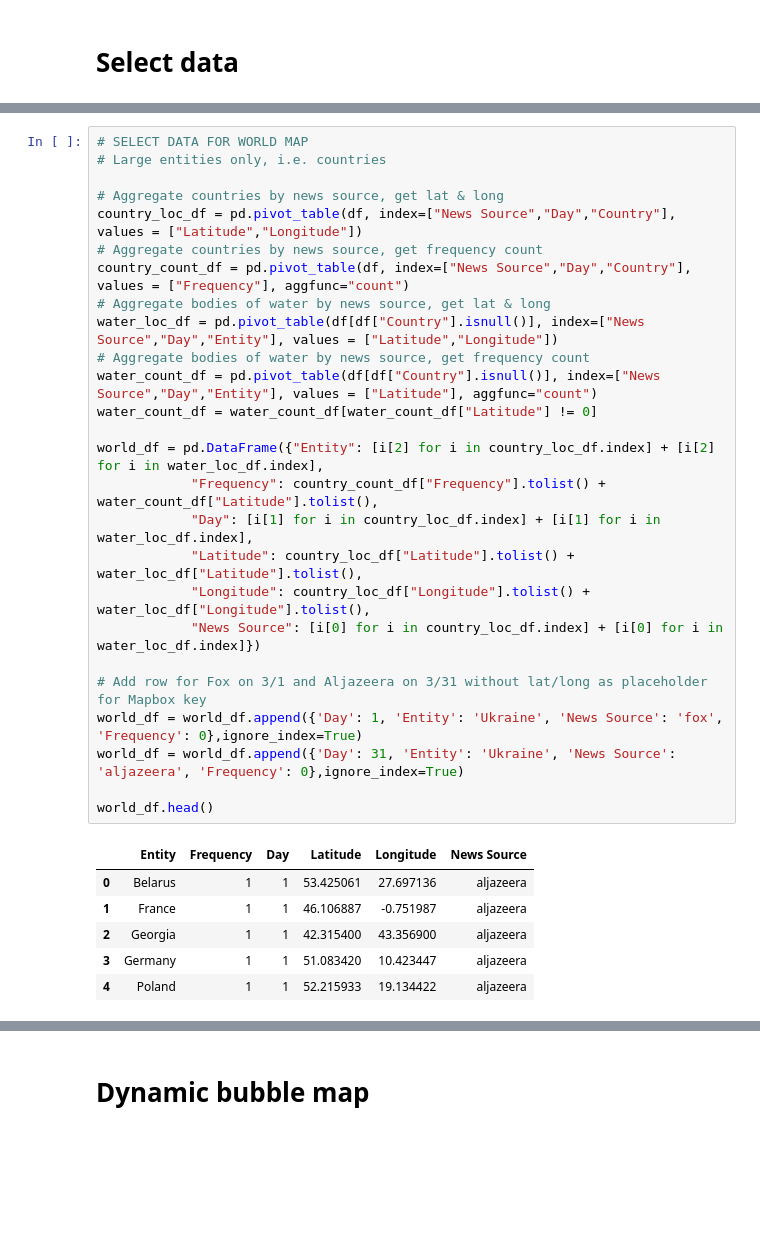
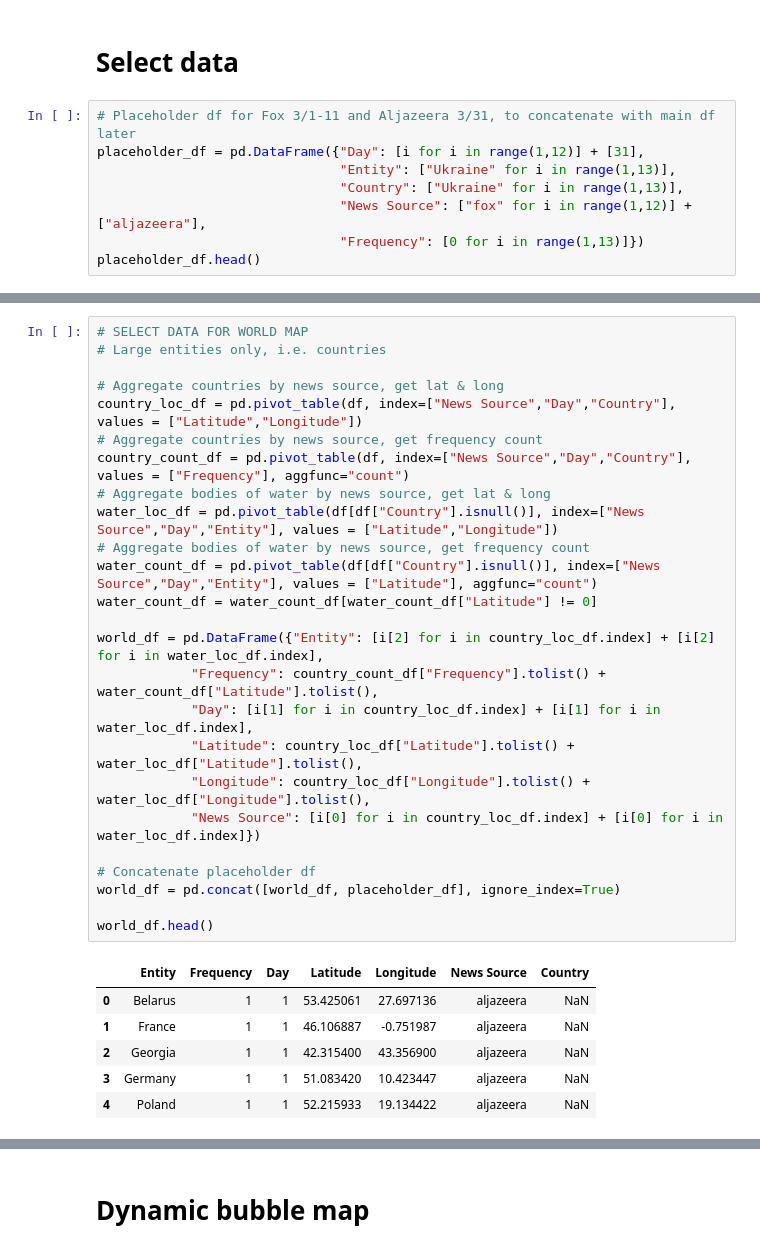
Before and after one commit to alexdseo/Visualization-App-on-World-Events, a Jupyter notebook: dynamic_maps.ipynb, the cells around one changed output, grey strips where cells are left out. Drawn from its saved outputs; the diff is of its cells as text; blank space fills up the shorter version.

```diff
--- a/dynamic_maps.ipynb
+++ b/dynamic_maps.ipynb
@@ -66,3 +64,11 @@ df.head()
 | 4 | Poland | 8 | GPE | 2022 | 3 | 1 | 52.215933 | 19.134422 | Poland | NaN | ... |
 # %% [markdown]
 # Select data
+# %%
+# Placeholder df for Fox 3/1-11 and Aljazeera 3/31, to concatenate with main df later
+placeholder_df = pd.DataFrame({"Day": [i for i in range(1,12)] + [31],
+                               "Entity": ["Ukraine" for i in range(1,13)],
+                               "Country": ["Ukraine" for i in range(1,13)],
+                               "News Source": ["fox" for i in range(1,12)] + ["aljazeera"],
+                               "Frequency": [0 for i in range(1,13)]})
+placeholder_df.head()
@@ -69,36 +82,35 @@ df.head()
 # %%
 # SELECT DATA FOR WORLD MAP
 # Large entities only, i.e. countries
 
 # Aggregate countries by news source, get lat & long
 country_loc_df = pd.pivot_table(df, index=["News Source","Day","Country"], values = ["Latitude","Longitude"])
 # Aggregate countries by news source, get frequency count
 country_count_df = pd.pivot_table(df, index=["News Source","Day","Country"], values = ["Frequency"], aggfunc="count")
 # Aggregate bodies of water by news source, get lat & long
 water_loc_df = pd.pivot_table(df[df["Country"].isnull()], index=["News Source","Day","Entity"], values = ["Latitude","Longitude"])
 # Aggregate bodies of water by news source, get frequency count
 water_count_df = pd.pivot_table(df[df["Country"].isnull()], index=["News Source","Day","Entity"], values = ["Latitude"], aggfunc="count")
 water_count_df = water_count_df[water_count_df["Latitude"] != 0]
 
 world_df = pd.DataFrame({"Entity": [i[2] for i in country_loc_df.index] + [i[2] for i in water_loc_df.index],
             "Frequency": country_count_df["Frequency"].tolist() + water_count_df["Latitude"].tolist(),
             "Day": [i[1] for i in country_loc_df.index] + [i[1] for i in water_loc_df.index],
             "Latitude": country_loc_df["Latitude"].tolist() + water_loc_df["Latitude"].tolist(),
             "Longitude": country_loc_df["Longitude"].tolist() + water_loc_df["Longitude"].tolist(),
             "News Source": [i[0] for i in country_loc_df.index] + [i[0] for i in water_loc_df.index]})
 
-# Add row for Fox on 3/1 and Aljazeera on 3/31 without lat/long as placeholder for Mapbox key
-world_df = world_df.append({'Day': 1, 'Entity': 'Ukraine', 'News Source': 'fox', 'Frequency': 0},ignore_index=True)
-world_df = world_df.append({'Day': 31, 'Entity': 'Ukraine', 'News Source': 'aljazeera', 'Frequency': 0},ignore_index=True)
+# Concatenate placeholder df
+world_df = pd.concat([world_df, placeholder_df], ignore_index=True)
 
 world_df.head()
 # %% [output]
-|  | Entity | Frequency | Day | Latitude | Longitude | News Source |
-| 0 | Belarus | 1 | 1 | 53.425061 | 27.697136 | aljazeera |
-| 1 | France | 1 | 1 | 46.106887 | -0.751987 | aljazeera |
-| 2 | Georgia | 1 | 1 | 42.315400 | 43.356900 | aljazeera |
-| 3 | Germany | 1 | 1 | 51.083420 | 10.423447 | aljazeera |
-| 4 | Poland | 1 | 1 | 52.215933 | 19.134422 | aljazeera |
+|  | Entity | Frequency | Day | Latitude | Longitude | News Source | Country |
+| 0 | Belarus | 1 | 1 | 53.425061 | 27.697136 | aljazeera | NaN |
+| 1 | France | 1 | 1 | 46.106887 | -0.751987 | aljazeera | NaN |
+| 2 | Georgia | 1 | 1 | 42.315400 | 43.356900 | aljazeera | NaN |
+| 3 | Germany | 1 | 1 | 51.083420 | 10.423447 | aljazeera | NaN |
+| 4 | Poland | 1 | 1 | 52.215933 | 19.134422 | aljazeera | NaN |
 # %%
 # SELECT DATA FOR UKRAINE MAP
 # Small entities within UKR, i.e. cities
```
Also changed, not shown: parts of 4 cells of this notebook.
